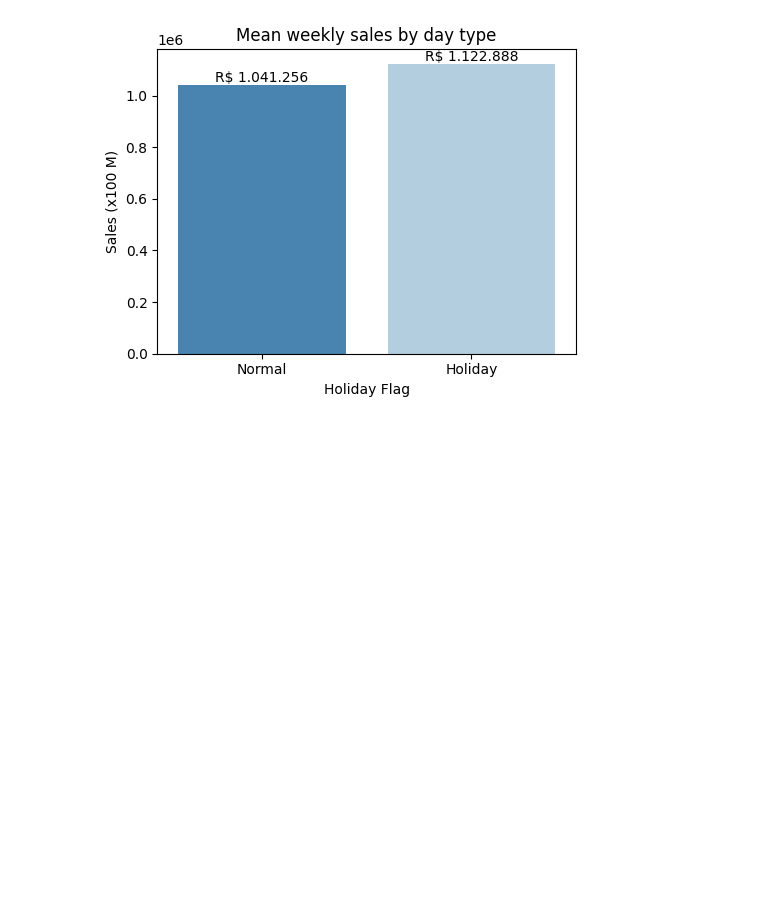
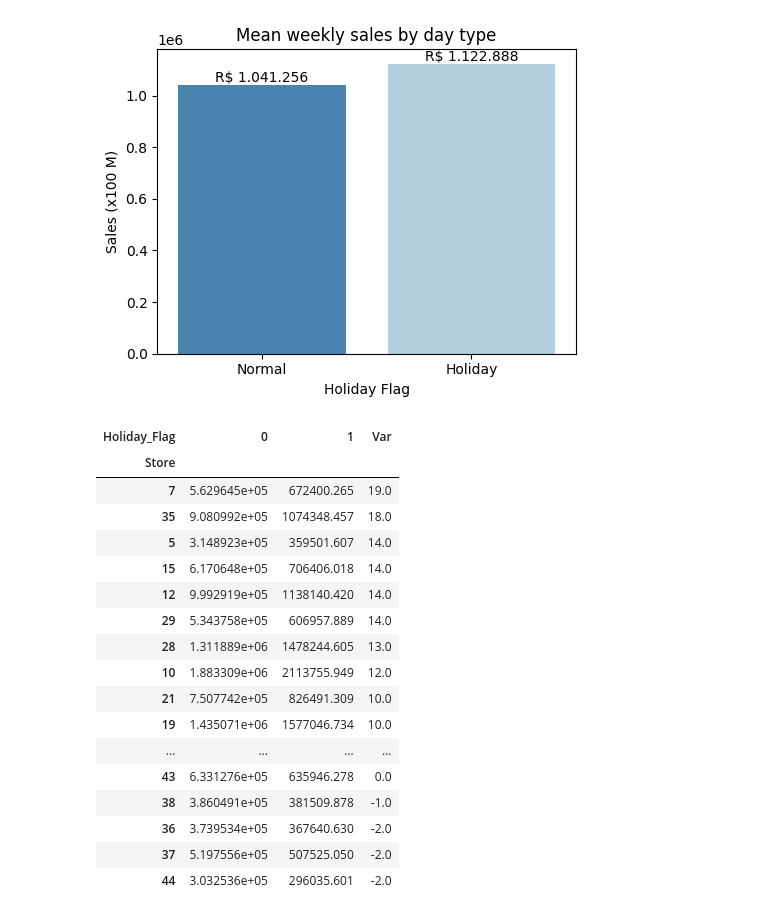
Before and after one commit to diogobueno-analytics/walmart-sales, a Jupyter notebook: walmart_analysis.ipynb, the cells around one changed output. Cells and saved outputs as stored; diff of their text form; code cells hidden in the pictures; blank space fills up the shorter version.

```diff
--- a/walmart_analysis.ipynb
+++ b/walmart_analysis.ipynb
@@ -259,3 +260,27 @@ plt.tight_layout()
 plt.show()
 # %% [output]
 [figure]
+# %%
+df_holiday_store = df.groupby(['Store','Holiday_Flag'])['Weekly_Sales'].mean().unstack()
+df_holiday_store['Var'] = (((df_holiday_store[1]/df_holiday_store[0])-1)*100).round()
+df_holiday_store = df_holiday_store.sort_values(by='Var',ascending=False)
+df_holiday_store
+# %% [output]
+| Holiday_Flag | 0 | 1 | Var |
+| Store |  |  |  |
+| 7 | 5.629645e+05 | 672400.265 | 19.0 |
+| 35 | 9.080992e+05 | 1074348.457 | 18.0 |
+| 5 | 3.148923e+05 | 359501.607 | 14.0 |
+| 15 | 6.170648e+05 | 706406.018 | 14.0 |
+| 12 | 9.992919e+05 | 1138140.420 | 14.0 |
+| 29 | 5.343758e+05 | 606957.889 | 14.0 |
+| 28 | 1.311889e+06 | 1478244.605 | 13.0 |
+| 10 | 1.883309e+06 | 2113755.949 | 12.0 |
+| 21 | 7.507742e+05 | 826491.309 | 10.0 |
+| 19 | 1.435071e+06 | 1577046.734 | 10.0 |
+| ... | ... | ... | ... |
+| 43 | 6.331276e+05 | 635946.278 | 0.0 |
+| 38 | 3.860491e+05 | 381509.878 | -1.0 |
+| 36 | 3.739534e+05 | 367640.630 | -2.0 |
+| 37 | 5.197556e+05 | 507525.050 | -2.0 |
+| 44 | 3.032536e+05 | 296035.601 | -2.0 |
```
Also changed, not shown: parts of 8 cells of this notebook.
